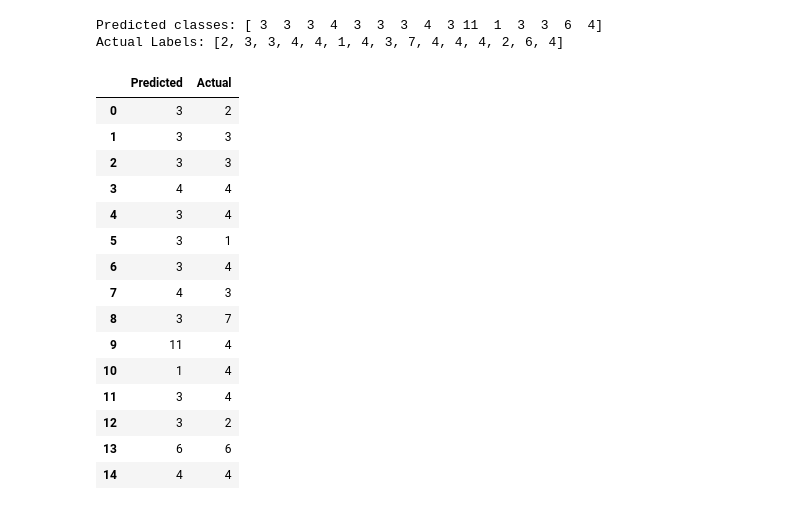
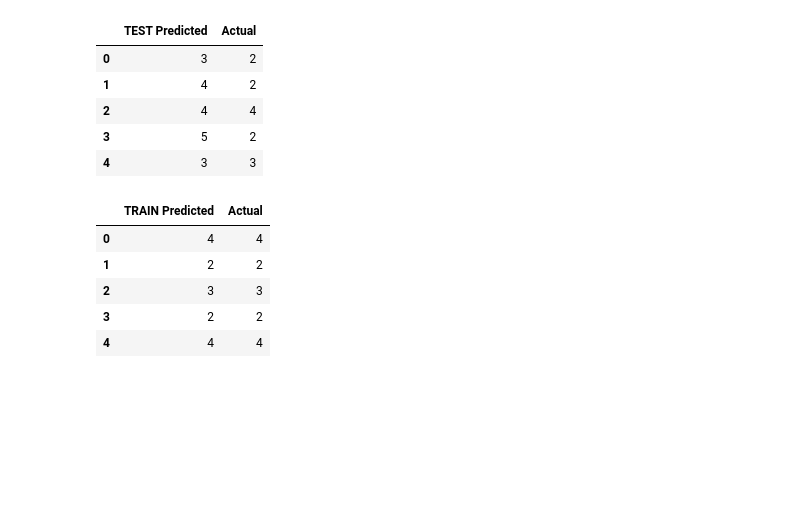
Before and after one commit to LoriHarris/Airbnb_ML, a Jupyter notebook: Cleaning.ipynb, the cells around one changed output. Drawn from its saved outputs; the diff is of its cells as text; code cells hidden in the pictures; blank space fills up the shorter version.

Commit message:
working on model

```diff
--- a/Cleaning.ipynb
+++ b/Cleaning.ipynb
@@ -317,11 +363,11 @@ from keras.layers import Dense, Flatten
 
 # Create model and add layers
 model = Sequential()
-model.add(Dense(units=1000, activation='relu', input_dim=9))
-model.add(Dense(units=1000, activation='relu'))
-model.add(Dense(units=1000, activation='relu'))
+model.add(Dense(units=100, activation='relu',input_dim=x_train_scaled.shape[1]))
+# model.add(Dense(units=1000, activation='softmax'))
+model.add(Dense(units=100, activation='relu'))
 
-model.add(Dense(units=12, activation='softmax'))
+model.add(Dense(units=y_train_categorical.shape[1], activation='softmax'))
 # model.add(Flatten())
 # model.add(Dense(units=2, activation='softmax'))
 model.summary()
@@ -343,18 +390,12 @@ Non-trainable params: 0
 _________________________________________________________________
 # %%
 model.compile(
-                optimizer='adam',
-#                 optimizer='adadelta',
-              loss='binary_crossentropy',
-#               loss='mse',
+#                 optimizer='adam',
+                optimizer='adadelta',
+#               loss='categorical_crossentropy',
+              loss='mse',
+#                  metrics=['mean_squared_error', 'mean_absolute_error'])
               metrics=['accuracy'])
 # from keras.optimizers import SGD
 # opt = SGD(lr=0.01)
 # model.compile(loss = "categorical_crossentropy", optimizer = opt, metrics=['accuracy'])
-model.fit(
-    x_train_scaled,
-    y_train_categorical,
-    epochs=10,
-    shuffle=True,
-    verbose=2
-)
@@ -382,0 +402,9 @@ Epoch 10/10
+# %%
+model.fit(
+    x_train_scaled,
+    y_train_categorical,
+    epochs=100,
+#     batch_size=100,
+    shuffle=True,
+    verbose=2
+)
@@ -399,30 +502,27 @@ model.evaluate(x_train_scaled, y_train_categorical, verbose=2)
 
 encoded_predictions = model.predict_classes(x_test_scaled[:15])
 prediction_labels = label_encoder.inverse_transform(encoded_predictions)
+encoded_predictions_train = model.predict_classes(x_train_scaled[:15])
+prediction_labels_train = label_encoder.inverse_transform(encoded_predictions_train)
+
 # encoded_predictions
 # %%
-print(f"Predicted classes: {prediction_labels}")
-print(f"Actual Labels: {list(y_test[:15])}")
+test1 = pd.DataFrame({'TEST Predicted':prediction_labels, 'Actual':list(y_test[:15])})
+test1.head()
 # %% [output]
-Predicted classes: [ 3  3  3  4  3  3  3  4  3 11  1  3  3  6  4]
-Actual Labels: [2, 3, 3, 4, 4, 1, 4, 3, 7, 4, 4, 4, 2, 6, 4]
+|  | TEST Predicted | Actual |
+| 0 | 3 | 2 |
+| 1 | 4 | 2 |
+| 2 | 4 | 4 |
+| 3 | 5 | 2 |
+| 4 | 3 | 3 |
 # %%
-train1 = pd.DataFrame({'Predicted':prediction_labels, 'Actual':list(y_test[:15])})
-train1
+train1 = pd.DataFrame({'TRAIN Predicted':prediction_labels_train, 'Actual':list(y_train[:15])})
+train1.head()
 # %% [output]
-|  | Predicted | Actual |
-| 0 | 3 | 2 |
-| 1 | 3 | 3 |
+|  | TRAIN Predicted | Actual |
+| 0 | 4 | 4 |
+| 1 | 2 | 2 |
 | 2 | 3 | 3 |
-| 3 | 4 | 4 |
-| 4 | 3 | 4 |
-| 5 | 3 | 1 |
-| 6 | 3 | 4 |
-| 7 | 4 | 3 |
-| 8 | 3 | 7 |
-| 9 | 11 | 4 |
-| 10 | 1 | 4 |
-| 11 | 3 | 4 |
-| 12 | 3 | 2 |
-| 13 | 6 | 6 |
-| 14 | 4 | 4 |
+| 3 | 2 | 2 |
+| 4 | 4 | 4 |
```
Also changed, not shown: parts of 58 cells of this notebook, 1 other file.
